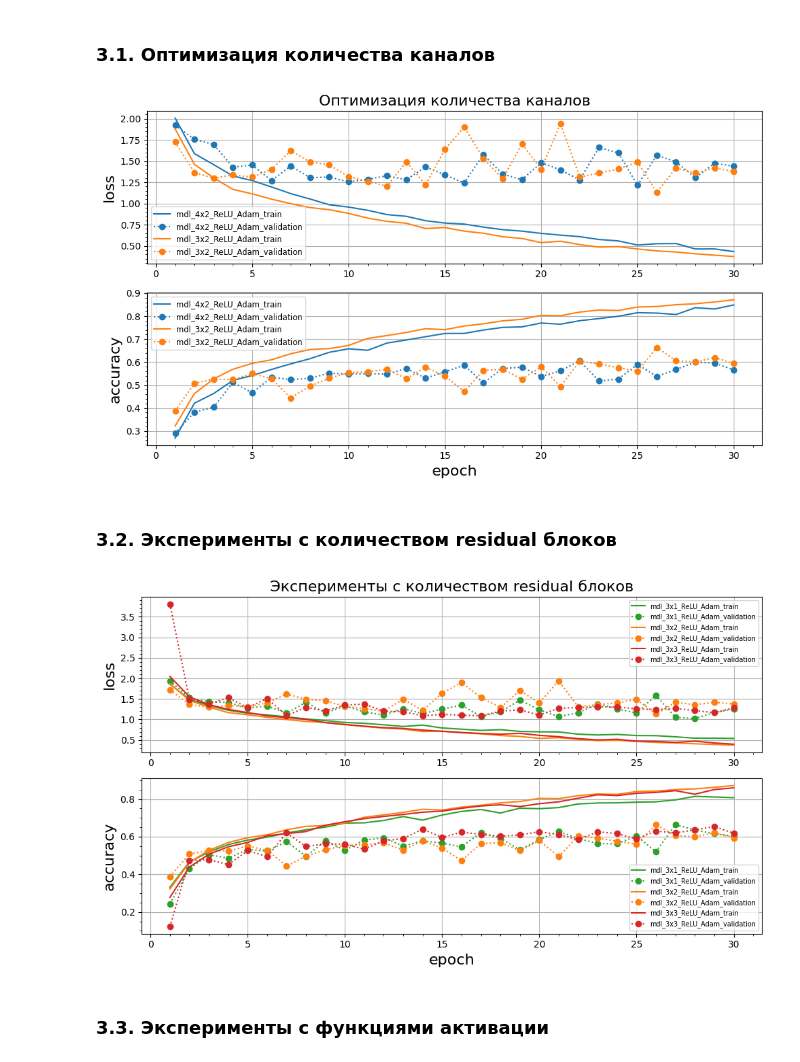
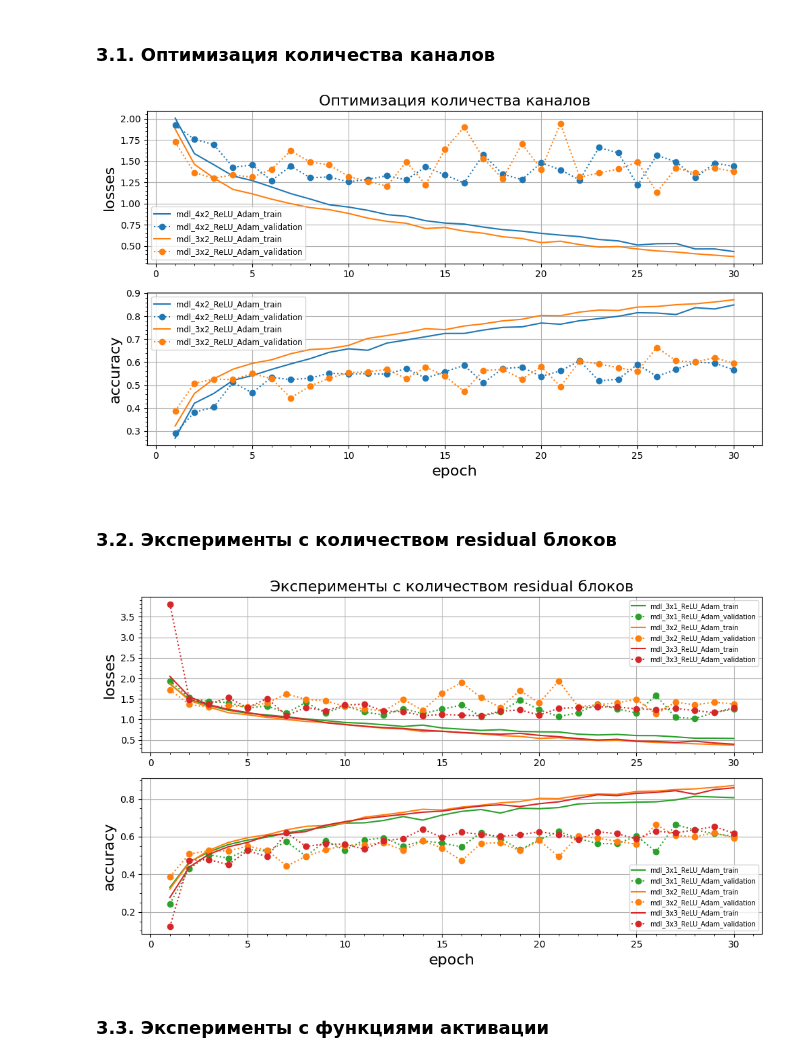
Before and after one commit to romangorbunov91/ResNet18, a Jupyter notebook: main_notebook.ipynb, the cells around one changed output. Saved outputs shown, nothing was run; the diff lists cells and outputs as text; code cells hidden in the pictures.

```diff
--- a/main_notebook.ipynb
+++ b/main_notebook.ipynb
@@ -67,9 +67,10 @@ tab10_colors = [
     '#17becf']  # tab:cyan
 
 plot_titles = ["Losses", "Accuracy"]
-plot_legend = ['train', 'validation']
+split_list = ['train', 'validation']
+plot_legend = split_list.copy()
 plot_xlabel = "epoch"
-plot_ylabels = ["loss", "accuracy"]
+plot_ylabels = [title.lower() for title in plot_titles]
 METRIC_NUM = len(plot_titles)
 # %% [markdown]
 ## Часть 2: Базовая архитектура ResNet18
@@ -77,14 +78,13 @@ METRIC_NUM = len(plot_titles)
 ### 2.5. Визуализация базовых результатов
 # %%
 plot_idx = [usid.mdl_4x2_ReLU_Adam.value]
-fig, axs = plt.subplots(ncols=1, nrows=2, figsize=user_figsize)
+fig, axs = plt.subplots(ncols=1, nrows=METRIC_NUM, figsize=user_figsize)
 for k, ax in enumerate(axs):
     if k == 0:
         ax.set_title("baseline", fontsize=user_fontsize)
-    else:
-        ax.set_xlabel(plot_xlabel, fontsize=user_fontsize)
+
     for idx in plot_idx:
-        for m in range(METRIC_NUM):
+        for m in range(len(split_list)):
             ax.plot(
                 log_data_df[idx].iloc[:,0],
                 log_data_df[idx].iloc[:,2*m+k+1],
@@ -96,6 +96,7 @@ for k, ax in enumerate(axs):
     ax.legend(plot_legend, fontsize='large')
     ax.grid()
     ax.minorticks_on()
+ax.set_xlabel(plot_xlabel, fontsize=user_fontsize)
 
 plt.tight_layout()
 plt.savefig('readme_img/loss_acc_4x2_ReLU_Adam.png', bbox_inches='tight')
@@ -109,45 +110,44 @@ plt.show()
 # %%
 plot_idx = [usid.mdl_4x2_ReLU_Adam.value, usid.mdl_3x2_ReLU_Adam.value]
 plot_legend_local = []
-fig, axs = plt.subplots(ncols=1, nrows=2, figsize=user_figsize)
+fig, axs = plt.subplots(ncols=1, nrows=METRIC_NUM, figsize=user_figsize)
 for k, ax in enumerate(axs):
     if k == 0:
         ax.set_title("Оптимизация количества каналов", fontsize=user_fontsize)
-    else:
-        ax.set_xlabel(plot_xlabel, fontsize=user_fontsize)
+
     for idx in plot_idx:
-        for m in range(METRIC_NUM):
+        for m in range(len(split_list)):
             ax.plot(
                 log_data_df[idx].iloc[:,0],
                 log_data_df[idx].iloc[:,2*m+k+1],
                 marker=plot_mark[m],
                 linestyle=line_type[m],
                 color=tab10_colors[idx]
                 )
         plot_legend_local.extend([model_names[idx] + '_' + tp for tp in plot_legend])
     ax.set_ylabel(plot_ylabels[k], fontsize=user_fontsize)
     ax.legend(plot_legend_local, fontsize='small')
     ax.grid()
     ax.minorticks_on()
+ax.set_xlabel(plot_xlabel, fontsize=user_fontsize)
 
 plt.tight_layout()
 plt.savefig('readme_img/loss_acc_4x2_vs_3x2_ReLU_Adam.png', bbox_inches='tight')
 plt.show()
 # %% [output]
-[figure, old version]
+[figure, new version]
 # %% [markdown]
 ### 3.2. Эксперименты с количеством residual блоков
 # %%
 plot_idx = [usid.mdl_3x1_ReLU_Adam.value, usid.mdl_3x2_ReLU_Adam.value, usid.mdl_3x3_ReLU_Adam.value]
 plot_legend_local = []
-fig, axs = plt.subplots(ncols=1, nrows=2, figsize=user_figsize)
+fig, axs = plt.subplots(ncols=1, nrows=METRIC_NUM, figsize=user_figsize)
 for k, ax in enumerate(axs):
     if k == 0:
         ax.set_title("Эксперименты с количеством residual блоков", fontsize=user_fontsize)
-    else:
-        ax.set_xlabel(plot_xlabel, fontsize=user_fontsize)
+
     for idx in plot_idx:
-        for m in range(METRIC_NUM):
+        for m in range(len(split_list)):
             ax.plot(
                 log_data_df[idx].iloc[:,0],
                 log_data_df[idx].iloc[:,2*m+k+1],
@@ -160,12 +160,13 @@ for k, ax in enumerate(axs):
     ax.legend(plot_legend_local, fontsize='x-small')
     ax.grid()
     ax.minorticks_on()
+ax.set_xlabel(plot_xlabel, fontsize=user_fontsize)
 
 plt.tight_layout()
 plt.savefig('readme_img/loss_acc_3x1_vs_3x2_vs_3x3_ReLU_Adam.png', bbox_inches='tight')
 plt.show()
 # %% [output]
-[figure, old version]
+[figure, new version]
 # %% [markdown]
 ### 3.3. Эксперименты с функциями активации
 # %%
```
Also changed, not shown: parts of 4 cells of this notebook.
